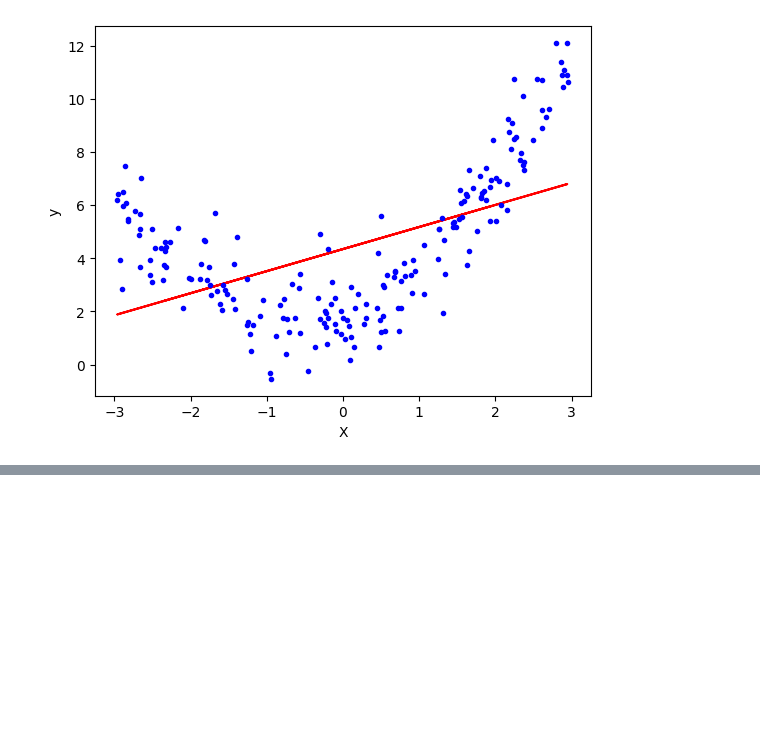
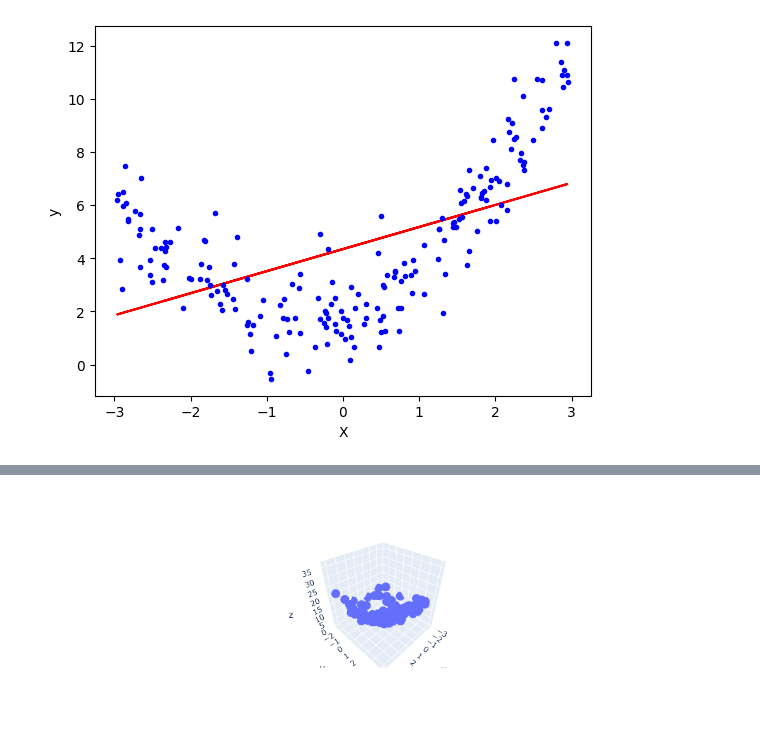
Before and after one commit to Salmankhan0518/Machine-Learning, a Jupyter notebook: 61- Polynomial Regression/Polynomial-Regression.ipynb, the cells around one changed output, grey strips where cells are left out. Saved outputs shown, nothing was run; the diff lists cells and outputs as text; code cells hidden in the pictures; blank space fills up the shorter version.

```diff
--- a/61- Polynomial Regression/Polynomial-Regression.ipynb
+++ b/61- Polynomial Regression/Polynomial-Regression.ipynb
@@ -45,0 +123,13 @@ plt.show()
+# %%
+x = 7 * np.random.rand(100, 1) - 2.8
+y = 7 * np.random.rand(100, 1) - 2.8
+
+z = x**2 + y**2 + 0.2*x + 0.2*y + 0.1*x*y +2 + np.random.randn(100, 1)
+# z = x^2 + y^2 + 0.2x + 0.2y + 0.1xy + 2
+# %%
+import plotly.express as px
+df = px.data.iris()
+fig = px.scatter_3d(df, x=x.ravel(), y=y.ravel(), z=z.ravel())
+fig.show()
+# %% [output]
+[figure, added]
```
Also changed, not shown: parts of 13 cells of this notebook.
